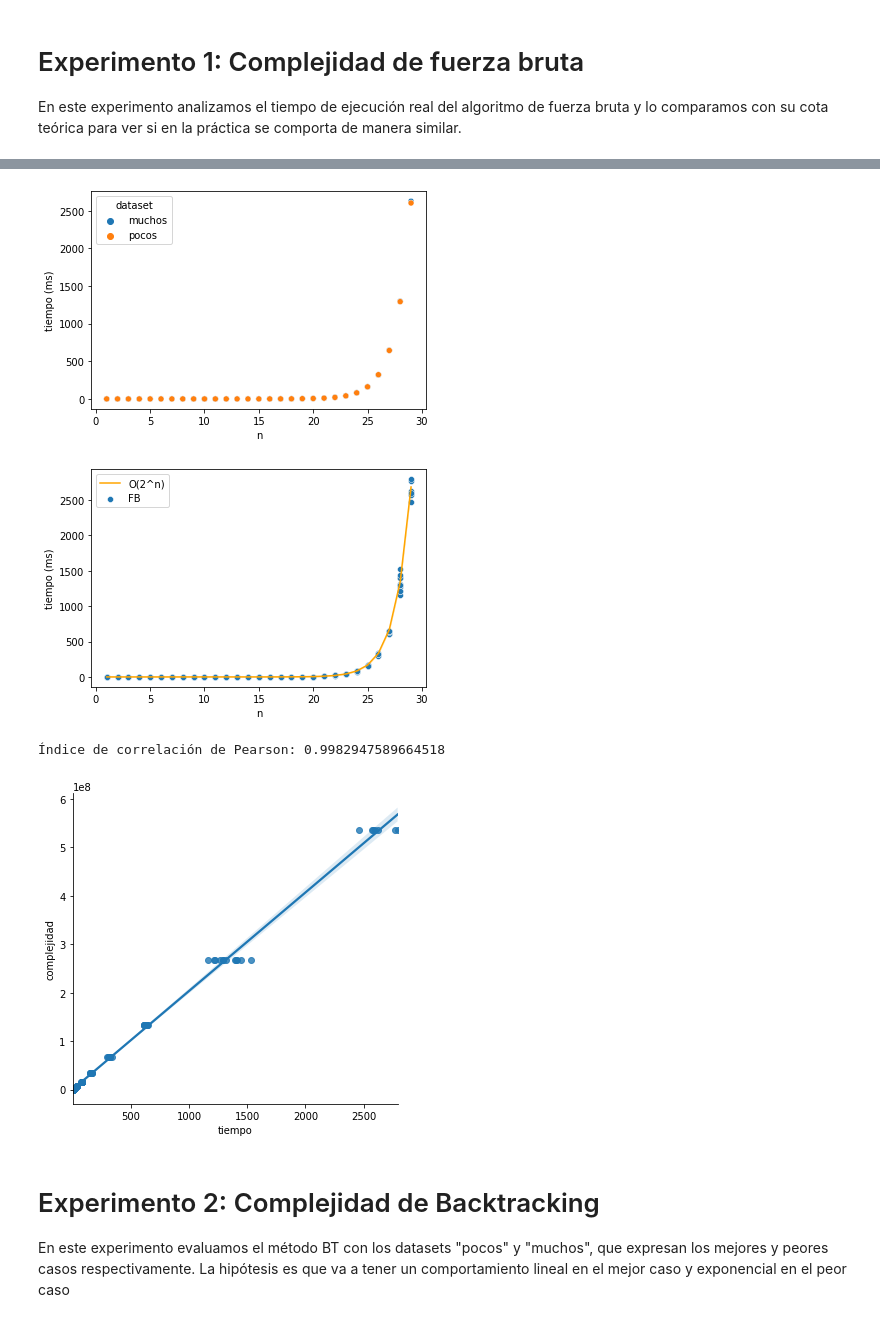
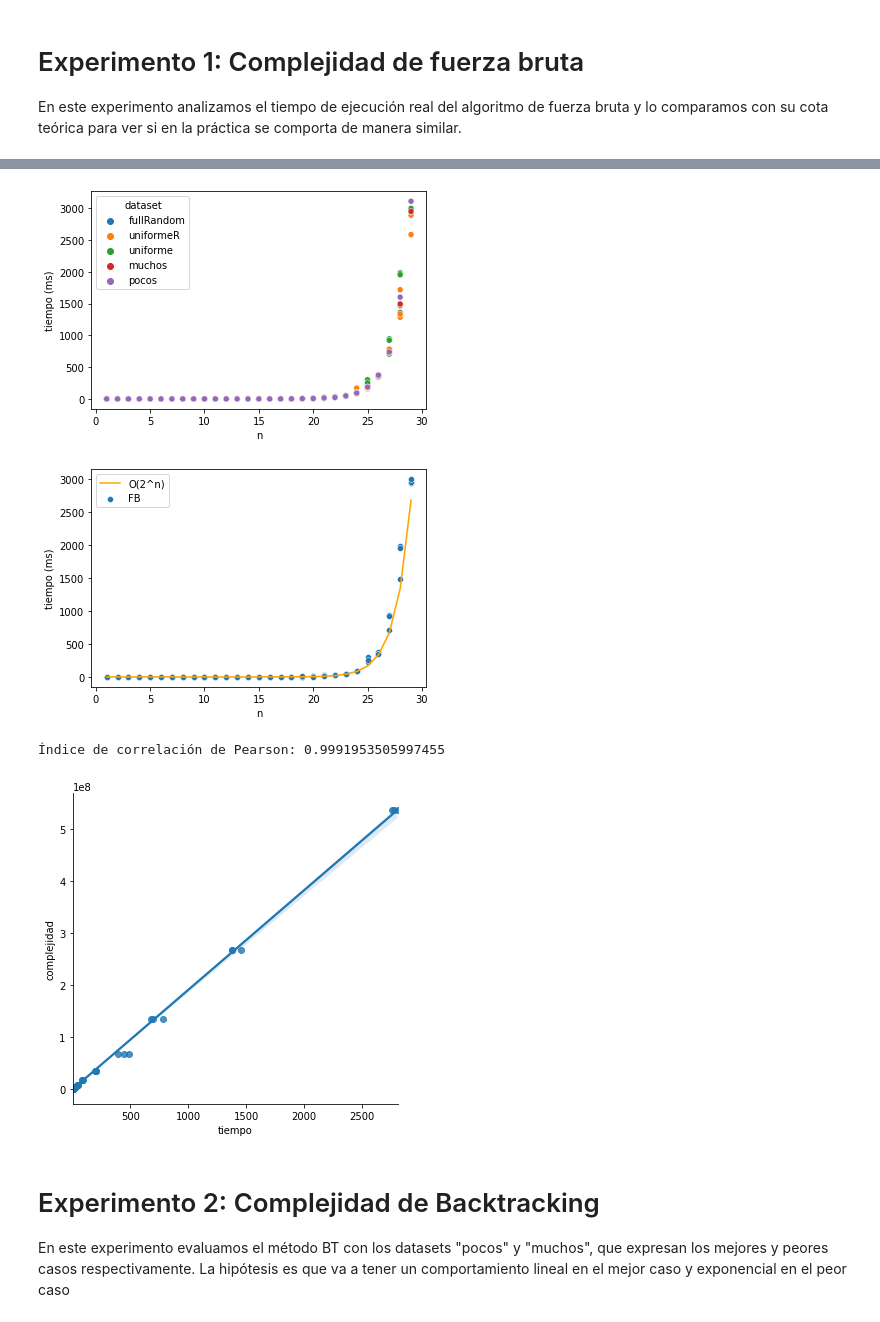
Before and after one commit to mybelgo/algo3tp1, a Jupyter notebook: testCases/generador/analisis.ipynb, the cells around one changed output, grey strips where cells are left out. Cells and saved outputs as stored; diff of their text form; code cells hidden in the pictures.

```diff
--- a/testCases/generador/analisis.ipynb
+++ b/testCases/generador/analisis.ipynb
@@ -30,14 +30,14 @@ plt.savefig("graficos/fb-densidades.svg");
 # %%
-# Graficamos los tiempos de ejecución para "pocos" y "muchos", viendo las diferencias de densidades
-df_complejidad_FB = df_resultados[(df_resultados["metodo"]=="FB") & ((df_resultados["dataset"]=="pocos") | (df_resultados["dataset"]=="muchos"))].copy();
+# Graficamos los tiempos de ejecución para un mismo n pero variando el R
+df_complejidad_FB = df_resultados[df_resultados["metodo"]=="FB"].copy();
 fig = sns.scatterplot(data=df_complejidad_FB, x='n', y='tiempo', hue='dataset');
 fig.set(xlabel='n', ylabel='tiempo (ms)');
 plt.savefig("graficos/fb-densidades.svg");
 # %% [output]
-[figure, old version]
+[figure, new version]
 # %%
-# Comparamos todos los datasets contra una función exponencial.
-df_complejidad_FB = df_resultados[(df_resultados["metodo"]=="FB")].copy();
+# Comparamos el dataset uniforme contra una función exponencial.
+df_complejidad_FB = df_resultados[(df_resultados["metodo"]=="FB") & (df_resultados["dataset"]=="uniforme")].copy();
 df_complejidad_FB["tiempo_esperado"] = 2.0 ** df_complejidad_FB["n"] * 0.000005; # Exponencial
 fig = sns.scatterplot(data=df_complejidad_FB, x='n', y='tiempo');
 fig = sns.lineplot(data=df_complejidad_FB, x='n', y='tiempo_esperado', color="orange");
@@ -45,17 +45,17 @@ fig.legend(labels=['O(2^n)','FB']);
 fig.set(xlabel='n', ylabel='tiempo (ms)');
 plt.savefig("graficos/fb-complejidad.svg")
 # %% [output]
-[figure, old version]
+[figure, new version]
 # %%
 # Graficamos los tiempos de ejecución de la serie de instancias X1, ..., Xn vs la complejidad esperada.
-df_complejidad_FB = df_resultados[(df_resultados["metodo"]=="FB")].copy();
+df_complejidad_FB = df_resultados[(df_resultados["metodo"]=="FB") & (df_resultados["dataset"]=="uniforme")].copy();
 df_complejidad_FB["complejidad"] = 2.0 ** df_complejidad_FB["n"];
 fig = sns.lmplot(data=df_complejidad_FB, x="tiempo", y="complejidad");
 plt.savefig("graficos/fb-correlacion.svg");
 print("Índice de correlación de Pearson:", correlacion_pearson(df_complejidad_FB, "tiempo", "complejidad"));
 # %% [output]
-Índice de correlación de Pearson: 0.9982947589664518
+Índice de correlación de Pearson: 0.9991953505997455
-[figure, old version]
+[figure, new version]
 # %% [markdown]
 # Experimento 2: Complejidad de Backtracking
 En este experimento evaluamos el método BT con los datasets "pocos" y "muchos", que expresan los mejores y peores casos respectivamente. La hipótesis es que va a tener un comportamiento lineal en el mejor caso y exponencial en el peor caso
```
Also changed, not shown: parts of 15 cells of this notebook, 17 other files.
